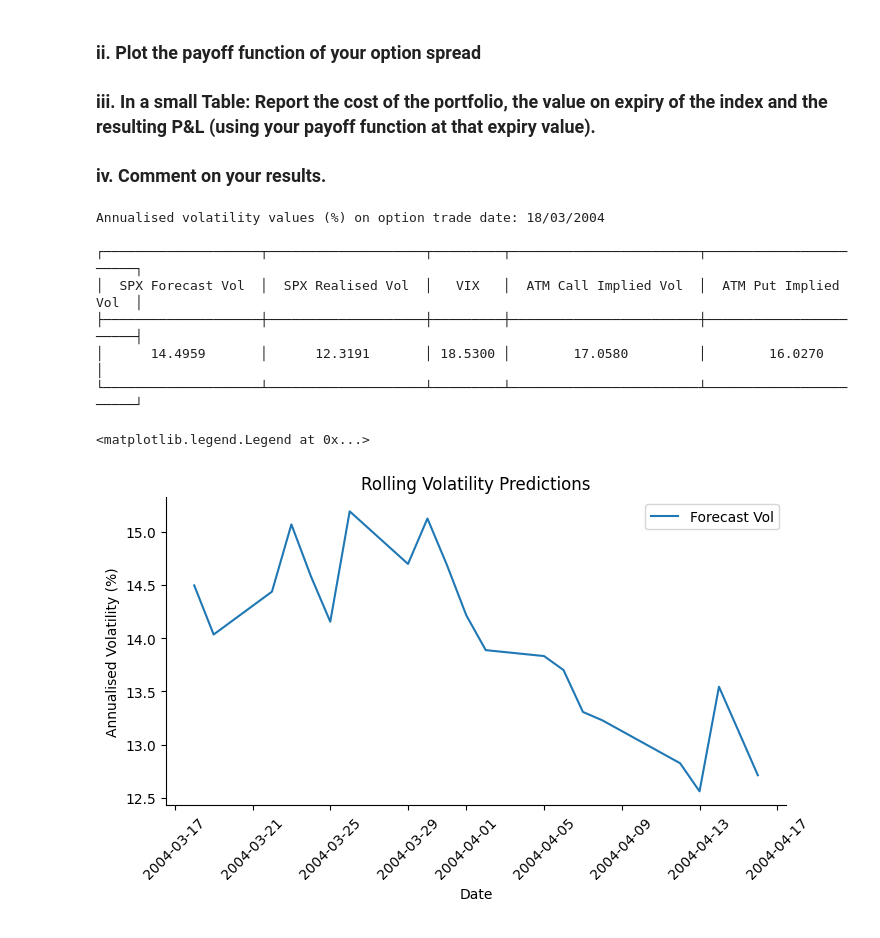
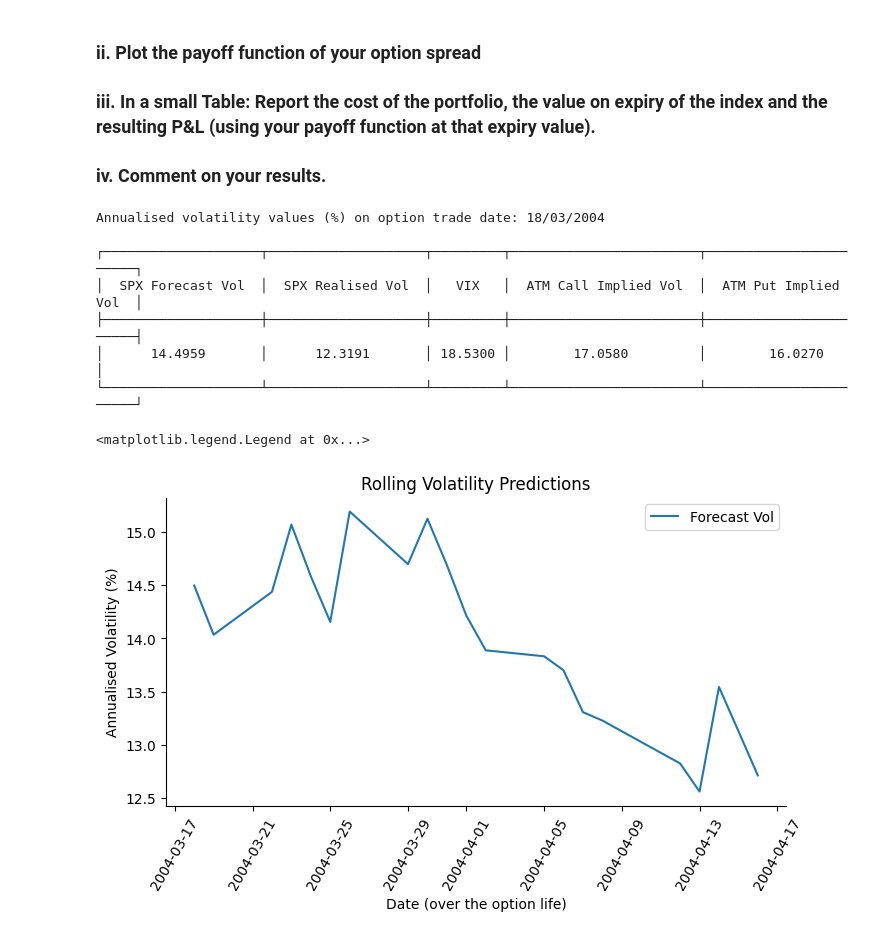
Before and after one commit to kuntojirohan/options-pricing-project, a Jupyter notebook: derivatives_assignment.ipynb, the cells around one changed output. Cells and saved outputs as stored; diff of their text form; code cells hidden in the pictures.

```diff
--- a/derivatives_assignment.ipynb
+++ b/derivatives_assignment.ipynb
@@ -95,8 +95,12 @@ Spot Price of SPX on trade date:  1122.3199462890625
 # %% [markdown]
 Fetch call & put options with strike ~ spot price of the underlying (SPX) on our trade date (ATM)
 # %%
-callAtmData = callData.iloc[(callData.Strike - spxSpot).abs().argmin()]
-putAtmData = putData.iloc[(putData.Strike - spxSpot).abs().argmin()]
+callAtmData = callData.iloc[(callData['Strike'] - spxSpot).abs().argmin()]
+putAtmData = putData.iloc[(putData['Strike'] - spxSpot).abs().argmin()]
+# callAtmData = callData.iloc[(np.abs(callData['Strike'] - spxSpot)).argmin()
+#                             & (np.abs(callData['Delta '] - 0.5)).argmin()]
+# putAtmData = putData.iloc[(np.abs(putData['Strike'] - spxSpot)).argmin()
+#                          & (np.abs(putData['Delta '] + 0.5)).argmin()]
 # %%
 class BsOption:
     '''
@@ -469,33 +473,33 @@ volForecast = pd.Series(rolling_predictions, index=q4SpxData.index[-test_size:])
 
 # Fetch VIX value on trade date
 vixData = pd.read_csv("input resources/VIX.csv")
 vixData['Date'] = pd.to_datetime(vixData['Date'], infer_datetime_format=True, format='%d/%m/%Y')
 vixValue = vixData[vixData.Date == tradeDate]['Adj Close'].item()
 
 print('Annualised volatility values (%) on option trade date: ' + tradeDate.strftime("%d/%m/%Y") + ' \n\n'
       + str(tabulate([[volForecast[0], volRealisedAnnual, vixValue,
                        callAtmData['Implied Vol'] * 100, putAtmData['Implied Vol'] * 100]],
                      headers = ['SPX Forecast Vol', 'SPX Realised Vol', 'VIX', 'ATM Call Implied Vol',
                                 'ATM Put Implied Vol'],
                tablefmt = 'simple_grid', stralign='center', numalign='center', floatfmt=".4f")))
 
 
 fig,ax = plt.subplots(figsize=(8,4))
 ax.spines[['top','right']].set_visible(False)
 # plt.plot(q4SpxData['Return'][-100:], label='Return')
 plt.plot(volForecast, label='Forecast Vol')
 plt.title('Rolling Volatility Predictions')
-plt.xlabel('Date')
-plt.xticks(rotation=45)
+plt.xlabel('Date (over the option life)')
+plt.xticks(rotation=60)
 plt.ylabel('Annualised Volatility (%)')
 plt.legend()
 # %% [output]
 Annualised volatility values (%) on option trade date: 18/03/2004
 
 ┌────────────────────┬────────────────────┬─────────┬────────────────────────┬───────────────────────┐
 │  SPX Forecast Vol  │  SPX Realised Vol  │   VIX   │  ATM Call Implied Vol  │  ATM Put Implied Vol  │
 ├────────────────────┼────────────────────┼─────────┼────────────────────────┼───────────────────────┤
 │      14.4959       │      12.3191       │ 18.5300 │        17.0580         │        16.0270        │
 └────────────────────┴────────────────────┴─────────┴────────────────────────┴───────────────────────┘
 <matplotlib.legend.Legend at 0x...>
-[figure, old version]
+[figure, new version]
```
Also changed, not shown: parts of 5 cells of this notebook.
